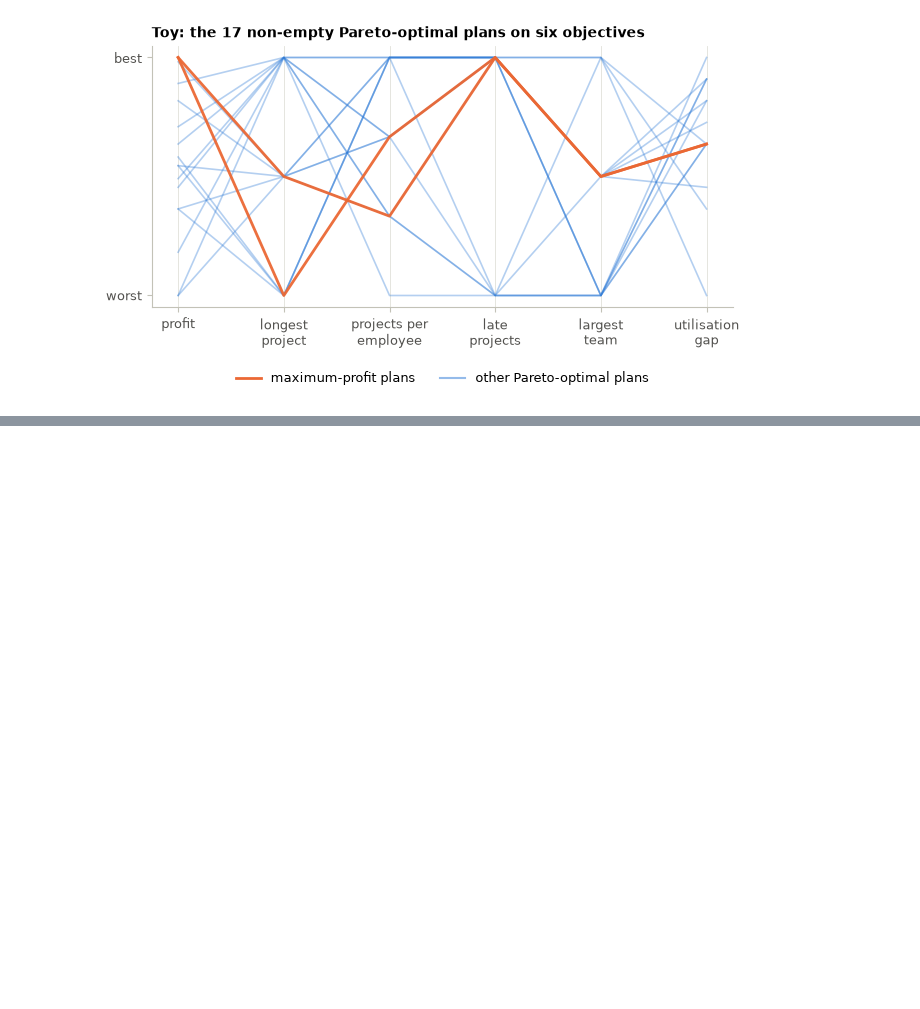
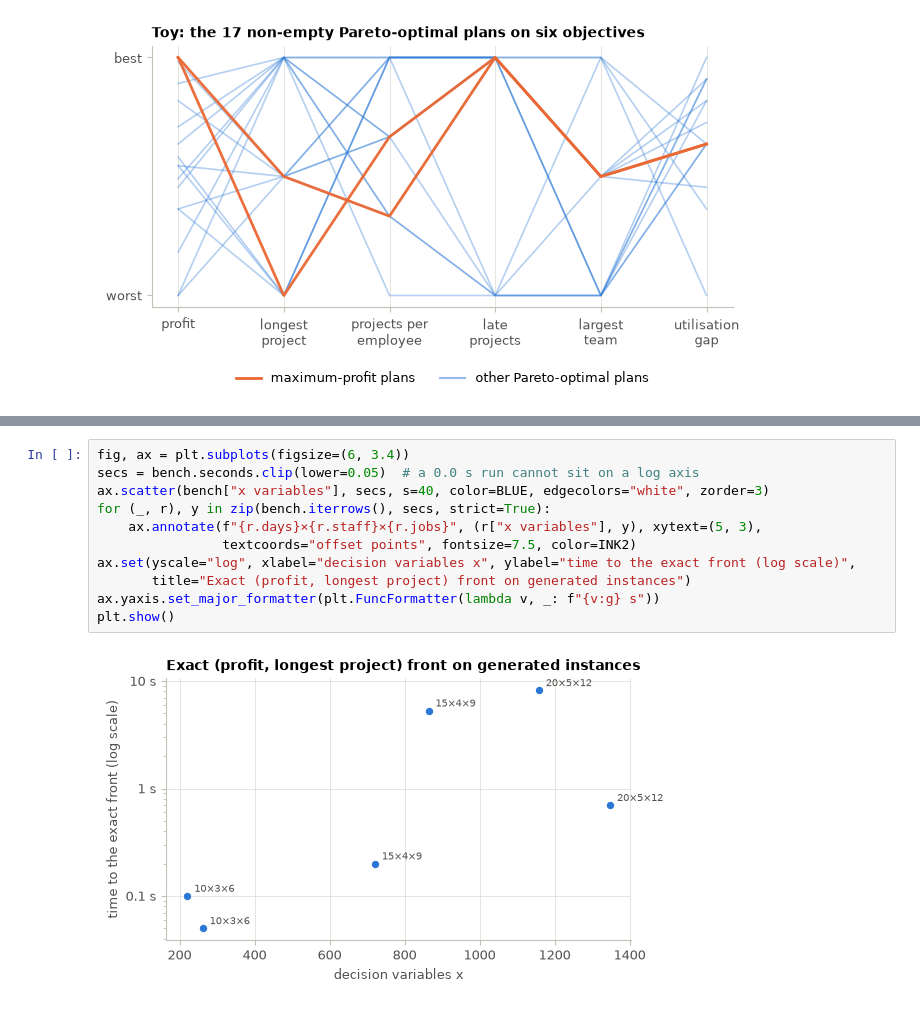
Before and after one commit to amithkm9/Decision_Modeling, a Jupyter notebook: CompuOpti_staffing_improved (1).ipynb, the cells around one changed output, grey strips where cells are left out. Drawn from its saved outputs; the diff is of its cells as text; blank space fills up the shorter version.

```diff
--- a/CompuOpti_staffing_improved (1).ipynb
+++ b/CompuOpti_staffing_improved (1).ipynb
@@ -1297,0 +1320,13 @@ plt.show()
+# %%
+fig, ax = plt.subplots(figsize=(6, 3.4))
+secs = bench.seconds.clip(lower=0.05)  # a 0.0 s run cannot sit on a log axis
+ax.scatter(bench["x variables"], secs, s=40, color=BLUE, edgecolors="white", zorder=3)
+for (_, r), y in zip(bench.iterrows(), secs, strict=True):
+    ax.annotate(f"{r.days}×{r.staff}×{r.jobs}", (r["x variables"], y), xytext=(5, 3),
+                textcoords="offset points", fontsize=7.5, color=INK2)
+ax.set(yscale="log", xlabel="decision variables x", ylabel="time to the exact front (log scale)",
+       title="Exact (profit, longest project) front on generated instances")
+ax.yaxis.set_major_formatter(plt.FuncFormatter(lambda v, _: f"{v:g} s"))
+plt.show()
+# %% [output]
+[figure, added]
```
Also changed, not shown: parts of 2 cells of this notebook.
